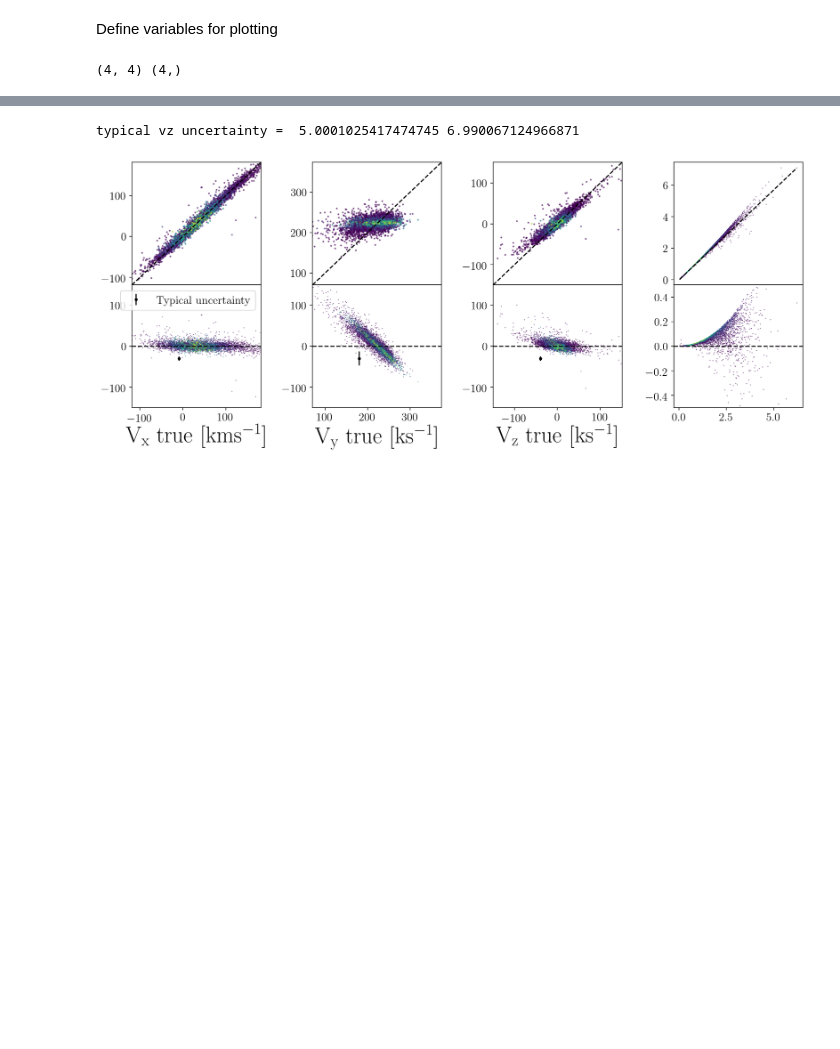
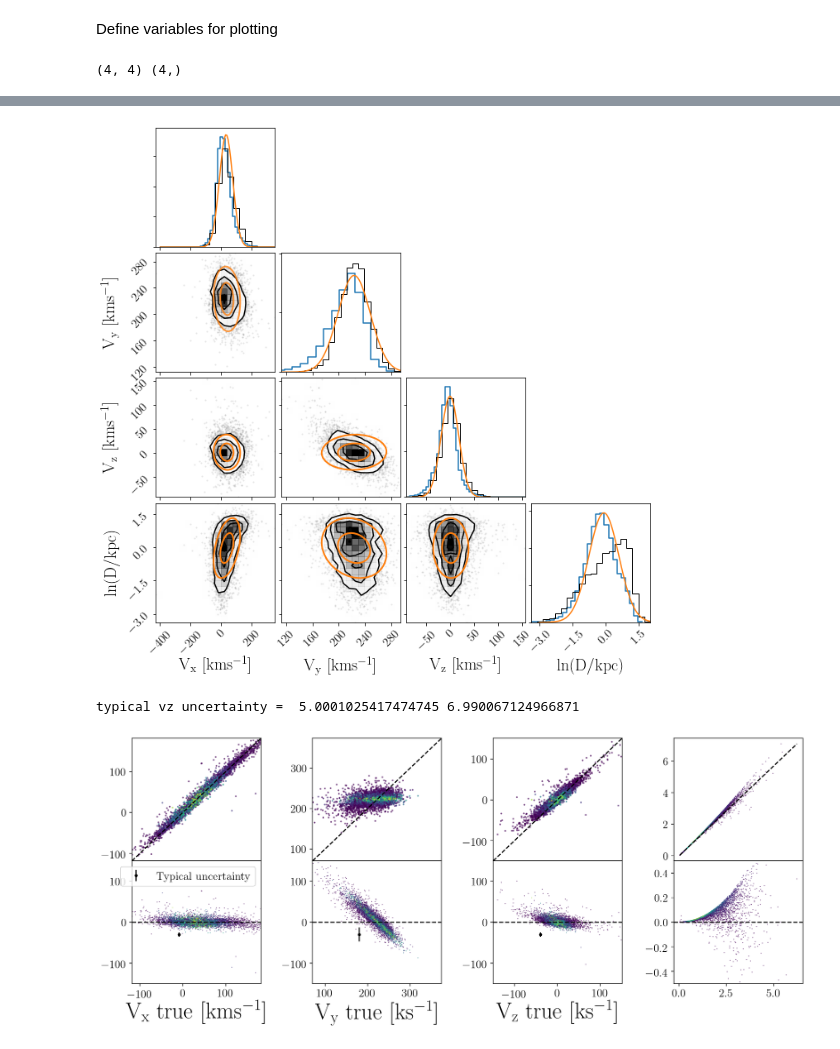
Before and after one commit to RuthAngus/kepler_kinematics, a Jupyter notebook: notebooks/Plot_results.ipynb, the cells around one changed output, grey strips where cells are left out. Drawn from its saved outputs; the diff is of its cells as text; code cells hidden in the pictures; blank space fills up the shorter version.

```diff
--- a/notebooks/Plot_results.ipynb
+++ b/notebooks/Plot_results.ipynb
@@ -317,3 +321,90 @@ plt.savefig("../paper/results.pdf")
+# %%
+import corner
+color, zorder = "C1", 10
+
+labels = ["$\mathrm{V_x~[kms^{-1}]}$", "$\mathrm{V_y~[kms^{-1}]}$", "$\mathrm{V_z~[kms^{-1}]}$", "$\mathrm{\ln(D/kpc)}$"]
+figure = corner.corner(np.array([vx_scatter, vy_scatter, vz_scatter, lnD_scatter]).T, labels=labels, hist_kwargs=dict({"density": True}), dpi=200);
+
+# Extract the axes
+ndim = 4
+axes = np.array(figure.axes).reshape((ndim, ndim))
+
+# Vx
+axx = axes[0, 0]
+H, bins = np.histogram(vx, nbins+20, density=True)
+line2 = axx.step(bins[:-1], H, zorder=0, color="C0", label="$\mathrm{With~RVs}$")
+xs = np.linspace(bins[0], bins[-1], 100)
+line3 = axx.plot(xs, gauss(xs, mu[0], np.sqrt(cov[0, 0])), "C1", label="$\mathrm{Prior}$")
+ylim = axx.get_ylim()
+axx.set_ylim(ylim[0], ylim[1]*1.1)
+# axx.legend((line2, line3), ('label2', 'label3'), bbox_to_anchor=(1.1, 1))
+
+# Vy
+axy = axes[1, 1]
+H, bins = np.histogram(vy, 100, density=True)
+axy.step(bins[:-1], H, zorder=0, color="C0")
+xs = np.linspace(100, 300, 100)
+axy.plot(xs, gauss(xs, mu[1], np.sqrt(cov[1, 1])), "C1")
+
+# Vz
+axz = axes[2, 2]
+H, bins = np.histogram(vz, 80, density=True)
+axz.step(bins[:-1], H, zorder=0, color="C0")
+xs = np.linspace(-100, 200, 100)
+axz.plot(xs, gauss(xs, mu[2], np.sqrt(cov[2, 2])), "C1")
+ylim = axz.get_ylim()
+axz.set_ylim(ylim[0], ylim[1]*1.1)
+
+# lnD
+axd = axes[3, 3]
+H, bins = np.histogram(lnD, 30, density=True)
+axd.step(bins[:-1], H, zorder=0, color="C0")
+xs = np.linspace(-3, 2, 100)
+axd.plot(xs, gauss(xs, mu[3], np.sqrt(cov[3, 3])), "C1")
+ylim = axd.get_ylim()
+axd.set_ylim(ylim[0], ylim[1]*1.3)
+
+# Vx Vy
+axxy = axes[1, 0]
+_cov = np.array([[cov[0, 0], cov[0, 1]], [cov[1, 0], cov[1, 1]]])
+confidence_ellipse_mod(vx_c, vy_c, _cov, axxy, n_std=2, lw=2, edgecolor=color, zorder=10, alpha=.8)
+confidence_ellipse_mod(vx_c, vy_c, _cov, axxy, n_std=1, lw=2, edgecolor=color, zorder=10, alpha=.8)
+
+# Vx Vz
+axxz = axes[2, 0]
+_cov = np.array([[cov[0, 0], cov[0, 2]], [cov[2, 0], cov[2, 2]]])
+confidence_ellipse_mod(vx_c, vz_c, _cov, axxz, n_std=2, lw=2, edgecolor=color, zorder=10, alpha=lalpha)
+confidence_ellipse_mod(vx_c, vz_c, _cov, axxz, n_std=1, lw=2, edgecolor=color, zorder=10, alpha=lalpha)
+
+# Vx lnD
+axxd = axes[3, 0]
+_cov = np.array([[cov[0, 0], cov[0, 3]], [cov[3, 0], cov[3, 3]]])
+confidence_ellipse_mod(vx_c, lnD_c, _cov, axxd, n_std=2, lw=2, edgecolor=color, zorder=10, alpha=lalpha)
+confidence_ellipse_mod(vx_c, lnD_c, _cov, axxd, n_std=1, lw=2, edgecolor=color, zorder=10, alpha=lalpha)
+
+
+# Vy Vz
+axyz = axes[2, 1]
+_cov = np.array([[cov[1, 1], cov[1, 2]], [cov[2, 1], cov[2, 2]]])
+confidence_ellipse_mod(vy_c, vz_c, _cov, axyz, n_std=2, lw=2, edgecolor=color, zorder=10, alpha=lalpha)
+confidence_ellipse_mod(vy_c, vz_c, _cov, axyz, n_std=1, lw=2, edgecolor=color, zorder=10, alpha=lalpha)
+
+# Vy lnD
+axyd = axes[3, 1]
+_cov = np.array([[cov[1, 1], cov[1, 3]], [cov[3, 1], cov[3, 3]]])
+confidence_ellipse_mod(vy_c, lnD_c, _cov, axyd, n_std=2, lw=2, edgecolor=color, zorder=10, alpha=lalpha)
+confidence_ellipse_mod(vy_c, lnD_c, _cov, axyd, n_std=1, lw=2, edgecolor=color, zorder=10, alpha=lalpha)
+
+# Vy lnD
+axzd = axes[3, 2]
+_cov = np.array([[cov[2, 2], cov[2, 3]], [cov[3, 2], cov[3, 3]]])
+confidence_ellipse_mod(vz_c, lnD_c, _cov, axzd, n_std=2, lw=2, edgecolor=color, zorder=10, alpha=lalpha)
+confidence_ellipse_mod(vz_c, lnD_c, _cov, axzd, n_std=1, lw=2, edgecolor=color, zorder=10, alpha=lalpha)
+
+plt.savefig("../plots/results")
+plt.savefig("../paper/results.pdf")
+# %% [output]
+[figure, added]
 # %%
 def resid_plot(vx, vy, vz, vx_inferred, vy_inferred, vz_inferred, vx_inferred_err, vy_inferred_err, vz_inferred_err,
                r_est, lndistance_inferred, p,
```
Also changed, not shown: parts of 6 cells of this notebook, 9 other files.
